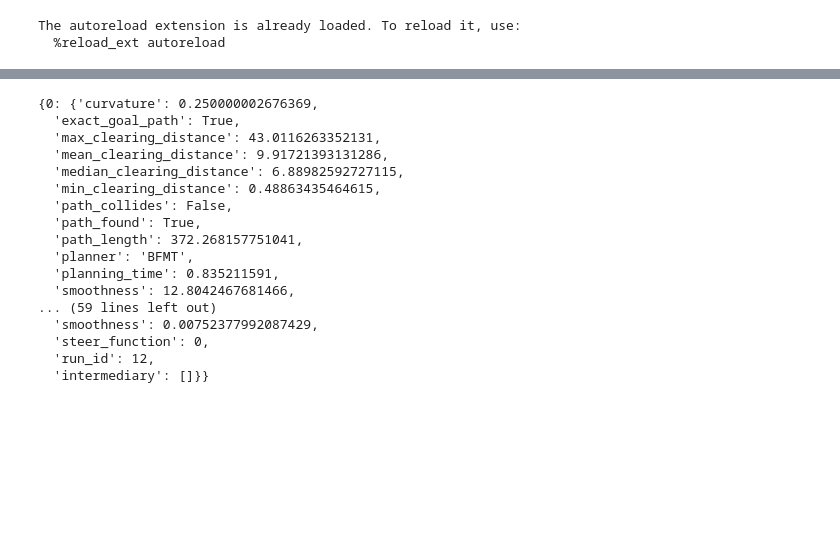
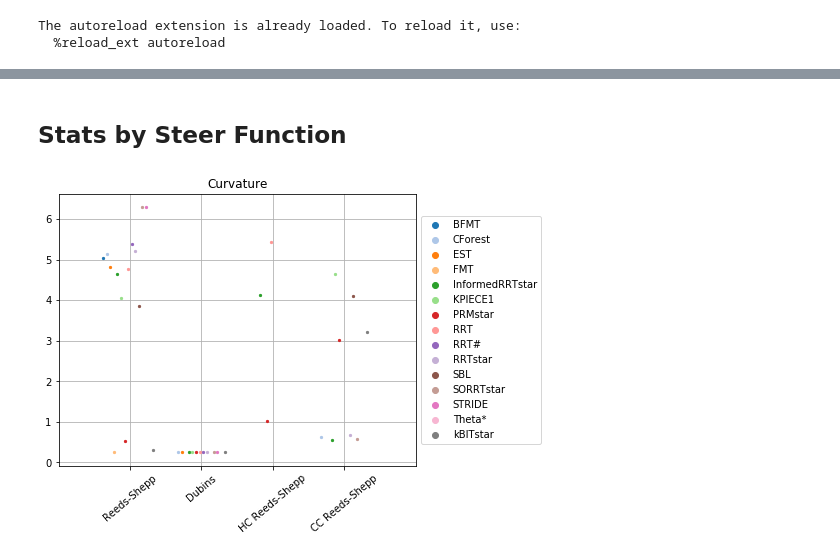
Before and after one commit to robot-motion/bench-mr, a Jupyter notebook: plotting/Convergence.ipynb, the cells around one changed output, grey strips where cells are left out. Drawn from its saved outputs; the diff is of its cells as text; code cells hidden in the pictures; blank space fills up the shorter version.

Commit message:
Update plotting module

```diff
--- a/plotting/Convergence.ipynb
+++ b/plotting/Convergence.ipynb
@@ -34,21 +36 @@ retrieve_planner_stats_by_run('../results/parking1.json', planners='CForest', ru
    'intermediary': []}}}
-# %%
-retrieve_planner_stats_by_steering('../results/movingai_berlin_256.json', steer_funcs='reeds_shepp')[0]['BFMT']
-# %% [output]
-{0: {'curvature': 0.250000002676369,
-  'exact_goal_path': True,
-  'max_clearing_distance': 43.0116263352131,
-  'mean_clearing_distance': 9.91721393131286,
-  'median_clearing_distance': 6.88982592727115,
-  'min_clearing_distance': 0.48863435464615,
-  'path_collides': False,
-  'path_found': True,
-  'path_length': 372.268157751041,
-  'planner': 'BFMT',
-  'planning_time': 0.835211591,
-  'smoothness': 12.8042467681466,
-... (59 lines left out)
-  'smoothness': 0.00752377992087429,
-  'steer_function': 0,
-  'run_id': 12,
-  'intermediary': []}}
@@ -58,0 +37,56 @@ plt.scatter()
+# %% [markdown]
+## Stats by Steer Function
+# %%
+%reload_ext autoreload
+scenario = '../results/warehouse.json'
+metric = 'curvature'
+steer_funcs = [
+    'reeds_shepp',
+    'dubins',
+#     'posq',
+#     'clothoid',
+#     'linear',
+#     'cc_dubins',
+    'hc_reeds_shepp',
+    'cc_reeds_shepp'
+]
+ignored_planners = [
+    'SBPL', 'SST'
+]
+expected_number_of_planners = 15
+found_planners = []
+stats_by_steering = retrieve_planner_stats_by_steering(scenario, steer_funcs=','.join(steer_funcs))
+sf_counter = 0
+plt.figure(figsize=(8, 5))
+for si, (sf, steering) in enumerate(stats_by_steering.items()):
+    for planner, stats in steering.items():
+        if planner in ignored_planners:
+            continue
+        if planner not in found_planners:
+            found_planners.append(planner)
+        pi = found_planners.index(planner)
+        values = [v[metric] for v in stats.values() if v["exact_goal_path"]]
+        xs = np.ones(len(values)) * (0.5 + sf_counter + (pi - expected_number_of_planners / 2) / 20)
+        if sf_counter == 0:
+            plt.scatter([], [], color=get_color(pi, num_colors=20), label=planner)
+        plt.scatter(xs, values, color=get_color(pi, num_colors=20), s=5)
+    sf_counter += 1
+
+xs = 0.5 + np.arange(len(steer_funcs))
+xlabels = [steer_function_names[s] for s in steer_funcs]
+plt.xticks(xs, xlabels, rotation=40)
+plt.gca().set_axisbelow(True)
+plt.grid()
+plt.gca().set_xlim([-0.5, len(steer_funcs) + 0.5])
+plt.title(stat_names[metric]);
+
+# Shrink current axis by 20%
+ax = plt.gca()
+box = ax.get_position()
+ax.set_position([box.x0, box.y0, box.width * 0.8, box.height])
+
+# Put a legend to the right of the current axis
+ax.legend(loc='center left', bbox_to_anchor=(1, 0.5));
+plt.savefig('curvature_warehouse.png', dpi=300, bbox_inches='tight')
+# %% [output]
+[figure, added]
```
Also changed, not shown: parts of 6 cells of this notebook, 4 other files.
